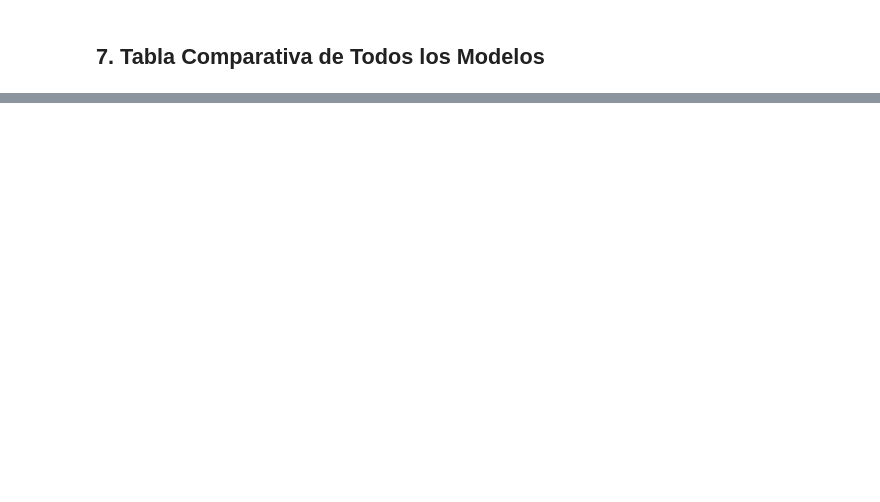
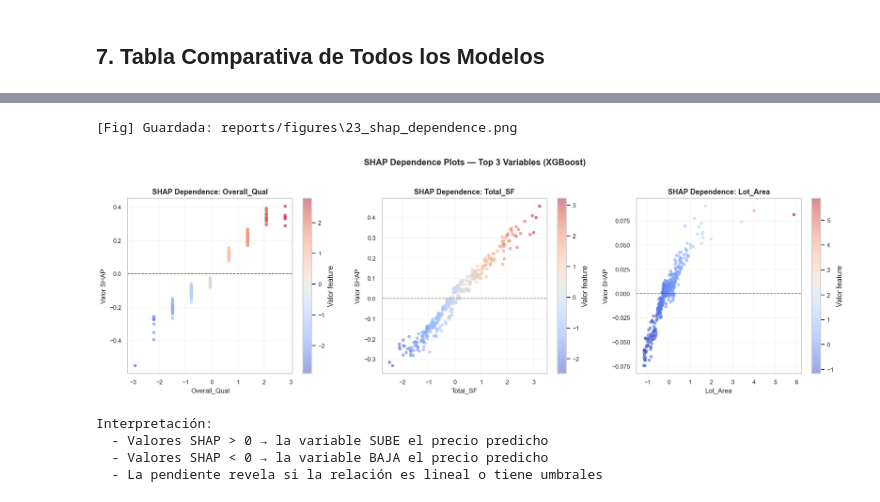
Before and after one commit to PCSAMC/Proyecto-Integrador-Machin, a Jupyter notebook: notebooks/03_ML_Models.ipynb, the cells around one changed output, grey strips where cells are left out. Saved outputs shown, nothing was run; the diff lists cells and outputs as text; code cells hidden in the pictures; blank space fills up the shorter version.

```diff
--- a/notebooks/03_ML_Models.ipynb
+++ b/notebooks/03_ML_Models.ipynb
@@ -581,0 +583,12 @@ print('→ Siguiente: Notebook 04 — Clustering (componente no supervisado)')
+# %%
+# ── SHAP — Calcular valores SHAP para XGBoost ────────────────────────────────
+import shap
+
+print('Calculando valores SHAP para XGBoost (TreeExplainer)...')
+explainer = shap.TreeExplainer(xgb_model)
+shap_values = explainer(X_test)
+
+print(f'SHAP values shape: {shap_values.values.shape}')
+print(f'Base value (log scale): {shap_values.base_values[0]:.4f}')
+print(f'Base value (USD): ${np.expm1(shap_values.base_values[0]):,.0f}')
+print('OK — valores SHAP calculados para las 440 propiedades del test set')
@@ -581,0 +642,39 @@ print('→ Siguiente: Notebook 04 — Clustering (componente no supervisado)')
+# %%
+# ── SHAP — Dependence plots para las 3 variables más importantes ─────────────
+# Muestra cómo cambia el valor SHAP de una variable según su valor real.
+# Revela si la relación es lineal, no-lineal, o tiene umbrales.
+
+top3 = mean_abs_shap.head(3).index.tolist()
+fig, axes = plt.subplots(1, 3, figsize=(16, 5))
+
+for ax, feat in zip(axes, top3):
+    feat_idx = feature_names.index(feat)
+    feat_vals = X_test[:, feat_idx]
+    shap_vals = shap_values.values[:, feat_idx]
+
+    sc = ax.scatter(feat_vals, shap_vals, c=feat_vals,
+                    cmap='coolwarm', alpha=0.5, s=15)
+    ax.axhline(y=0, color='black', linestyle='--', linewidth=1, alpha=0.5)
+    ax.set_xlabel(feat, fontsize=10)
+    ax.set_ylabel('Valor SHAP', fontsize=10)
+    ax.set_title(f'SHAP Dependence: {feat}', fontweight='bold', fontsize=11)
+    ax.grid(True, alpha=0.2)
+    plt.colorbar(sc, ax=ax, label='Valor feature')
+
+plt.suptitle('SHAP Dependence Plots — Top 3 Variables (XGBoost)',
+             fontsize=13, fontweight='bold', y=1.02)
+plt.tight_layout()
+save_fig('23_shap_dependence')
+plt.show()
+
+print('Interpretación:')
+print('  - Valores SHAP > 0 → la variable SUBE el precio predicho')
+print('  - Valores SHAP < 0 → la variable BAJA el precio predicho')
+print('  - La pendiente revela si la relación es lineal o tiene umbrales')
+# %% [output]
+[Fig] Guardada: reports/figures\23_shap_dependence.png
+[figure, added]
+Interpretación:
+  - Valores SHAP > 0 → la variable SUBE el precio predicho
+  - Valores SHAP < 0 → la variable BAJA el precio predicho
+  - La pendiente revela si la relación es lineal o tiene umbrales
```
Also changed, not shown: parts of 18 cells of this notebook, 31 other files.
